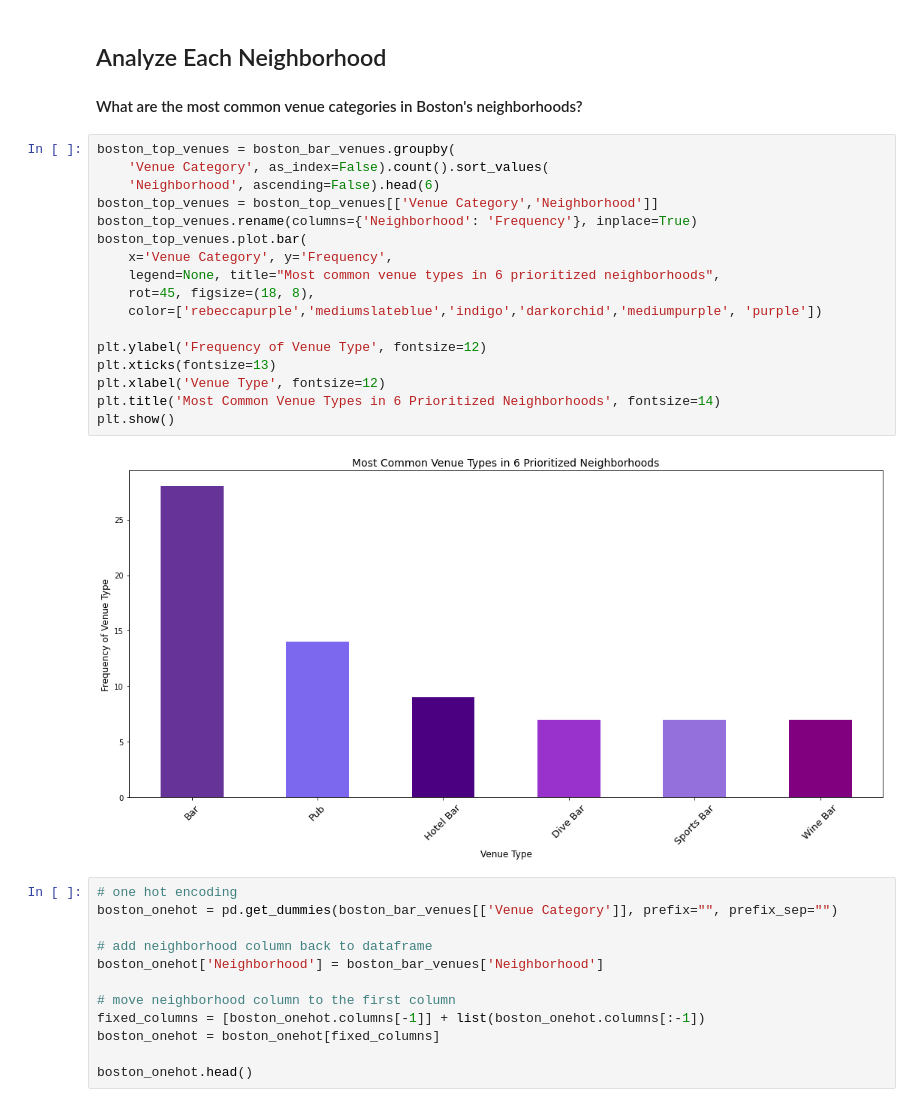
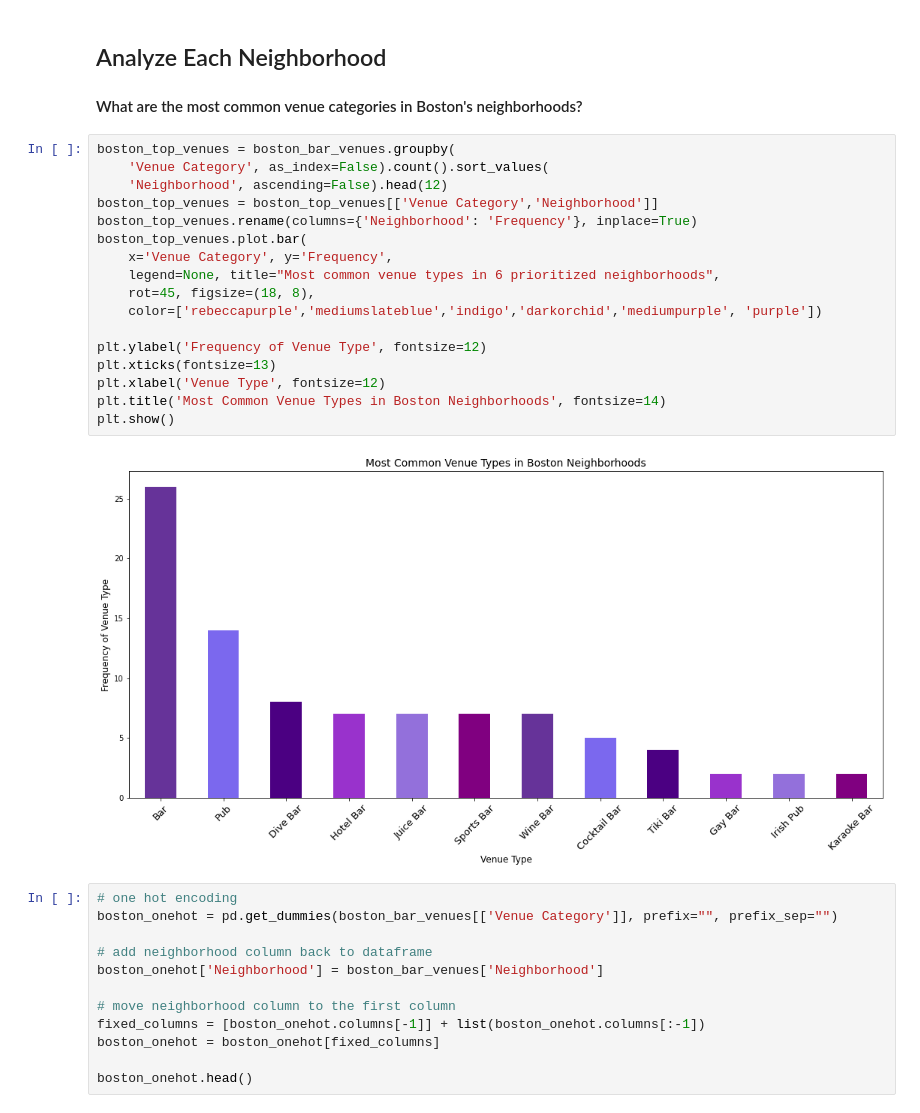
Before and after one commit to Ozzy878/Coursera_Capstone, a Jupyter notebook: Battle of the Neighborhoods/IBM_Final_CapstoneProject.ipynb, the cells around one changed output. Drawn from its saved outputs; the diff is of its cells as text.

```diff
--- a/Battle of the Neighborhoods/IBM_Final_CapstoneProject.ipynb
+++ b/Battle of the Neighborhoods/IBM_Final_CapstoneProject.ipynb
@@ -384,22 +386,22 @@ There are 12 uniques categories.
 # %%
 boston_top_venues = boston_bar_venues.groupby(
     'Venue Category', as_index=False).count().sort_values(
-    'Neighborhood', ascending=False).head(6)
+    'Neighborhood', ascending=False).head(12)
 boston_top_venues = boston_top_venues[['Venue Category','Neighborhood']]
 boston_top_venues.rename(columns={'Neighborhood': 'Frequency'}, inplace=True)
 boston_top_venues.plot.bar(
     x='Venue Category', y='Frequency',
     legend=None, title="Most common venue types in 6 prioritized neighborhoods",
     rot=45, figsize=(18, 8),
     color=['rebeccapurple','mediumslateblue','indigo','darkorchid','mediumpurple', 'purple'])
 
 plt.ylabel('Frequency of Venue Type', fontsize=12)
 plt.xticks(fontsize=13)
 plt.xlabel('Venue Type', fontsize=12)
-plt.title('Most Common Venue Types in 6 Prioritized Neighborhoods', fontsize=14)
+plt.title('Most Common Venue Types in Boston Neighborhoods', fontsize=14)
 plt.show()
 # %% [output]
-[figure, old version]
+[figure, new version]
 # %%
 # one hot encoding
 boston_onehot = pd.get_dummies(boston_bar_venues[['Venue Category']], prefix="", prefix_sep="")
```
Also changed, not shown: parts of 24 cells of this notebook, 1 other file.
